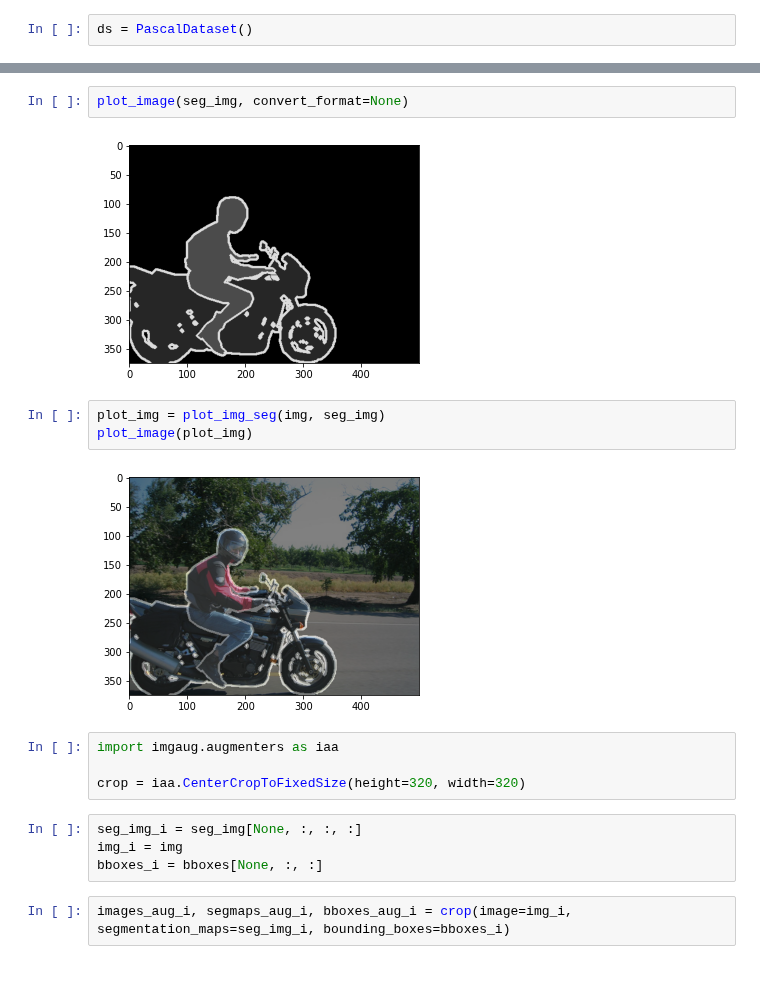
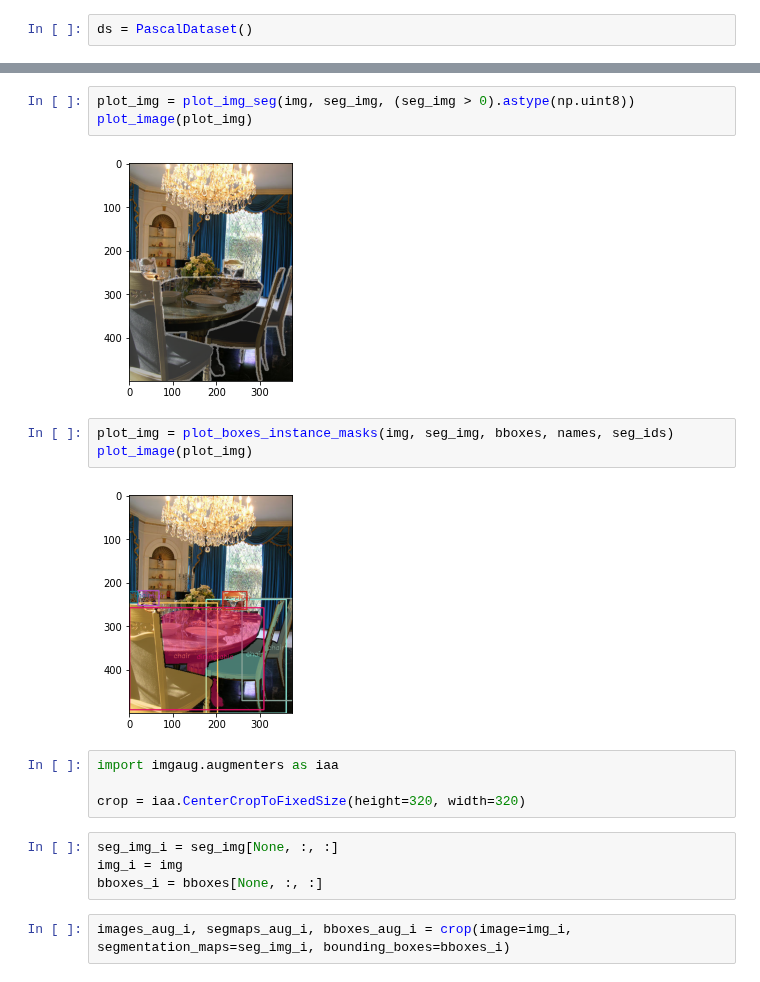
Before and after one commit to MrParosk/ml_playground, a Jupyter notebook: computer_vision/instance_segmentation/mask_rcnn.ipynb, the cells around one changed output, grey strips where cells are left out. Saved outputs shown, nothing was run; the diff lists cells and outputs as text.

```diff
--- a/computer_vision/instance_segmentation/mask_rcnn.ipynb
+++ b/computer_vision/instance_segmentation/mask_rcnn.ipynb
@@ -105,18 +109,19 @@ plot_image(plot_img)
-# %%
-plot_image(seg_img, convert_format=None)
-# %% [output]
-[figure, removed]
 # %%
-plot_img = plot_img_seg(img, seg_img)
+plot_img = plot_img_seg(img, seg_img, (seg_img > 0).astype(np.uint8))
 plot_image(plot_img)
 # %% [output]
-[figure, old version]
+[figure, new version]
+# %%
+plot_img = plot_boxes_instance_masks(img, seg_img, bboxes, names, seg_ids)
+plot_image(plot_img)
+# %% [output]
+[figure, added]
 # %%
 import imgaug.augmenters as iaa
 
 crop = iaa.CenterCropToFixedSize(height=320, width=320)
 # %%
-seg_img_i = seg_img[None, :, :, :]
+seg_img_i = seg_img[None, :, :]
 img_i = img
 bboxes_i = bboxes[None, :, :]
 # %%
```
Also changed, not shown: parts of 9 cells of this notebook, 2 other files.
